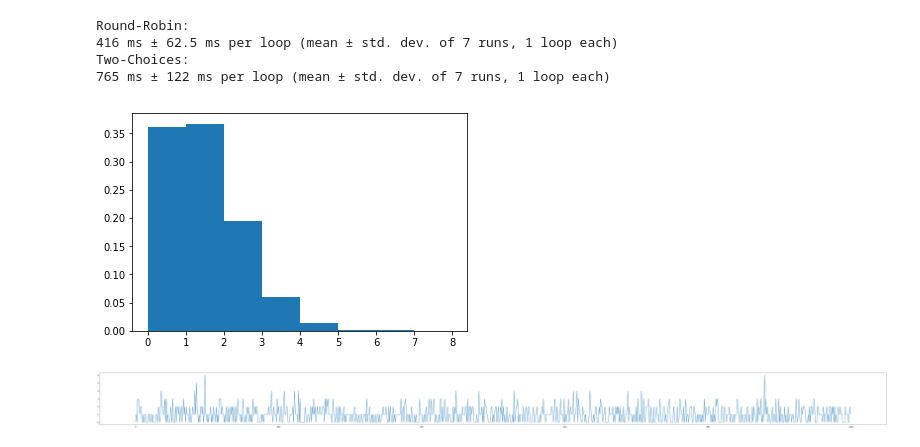
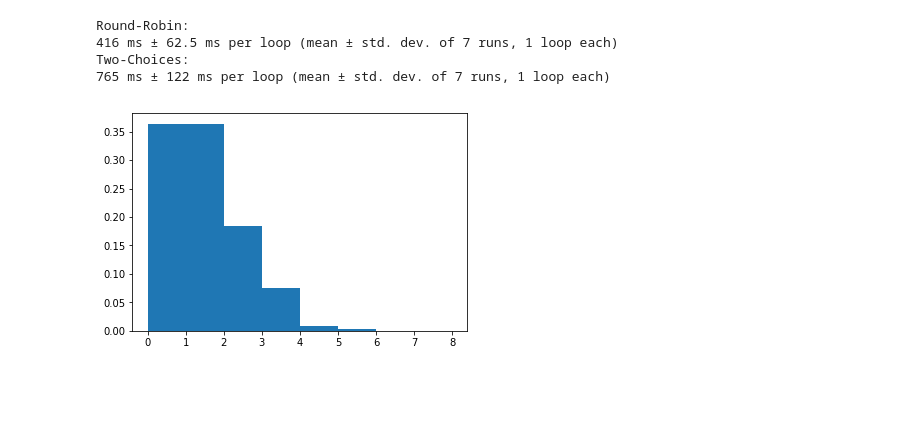
Before and after one commit to anschwa/capstone, a Jupyter notebook: simulations/experiments.ipynb, the cells around one changed output. Cells and saved outputs as stored; diff of their text form; code cells hidden in the pictures; blank space fills up the shorter version.

Commit message:
update poisson figure

```diff
--- a/simulations/experiments.ipynb
+++ b/simulations/experiments.ipynb
@@ -324,21 +324,23 @@ Two-Choices:
 # %%
 # choosing a lambda value represents the average
 # time of a request arrival time
 # example: nr.poisson(3, 100) will create a distribution such that
 #          for 100 requests, on average each request arrives every 3 seconds
 
+import numpy.random as nr
+import matplotlib.pyplot as plt
+
 balls = 1000
 bins = 8
 
 s = nr.poisson(0.99, balls)
-count, bins, ignored = plt.hist(s, bins, (0, bins), normed=True)
+count, bins, ignored = plt.hist(s, bins, (0, bins))
 plt.show()
 
-plt.axes([0, 0, 10, 1])
-plt.plot(s)
-plt.show()
+#plt.axes([0, 0, 10, 1])
+#plt.plot(s)
+#plt.show()
 
 plt.close('all')
 # %% [output]
-[figure, old version]
+[figure, new version]
-[figure, removed]
```
Also changed, not shown: 3 other files.
